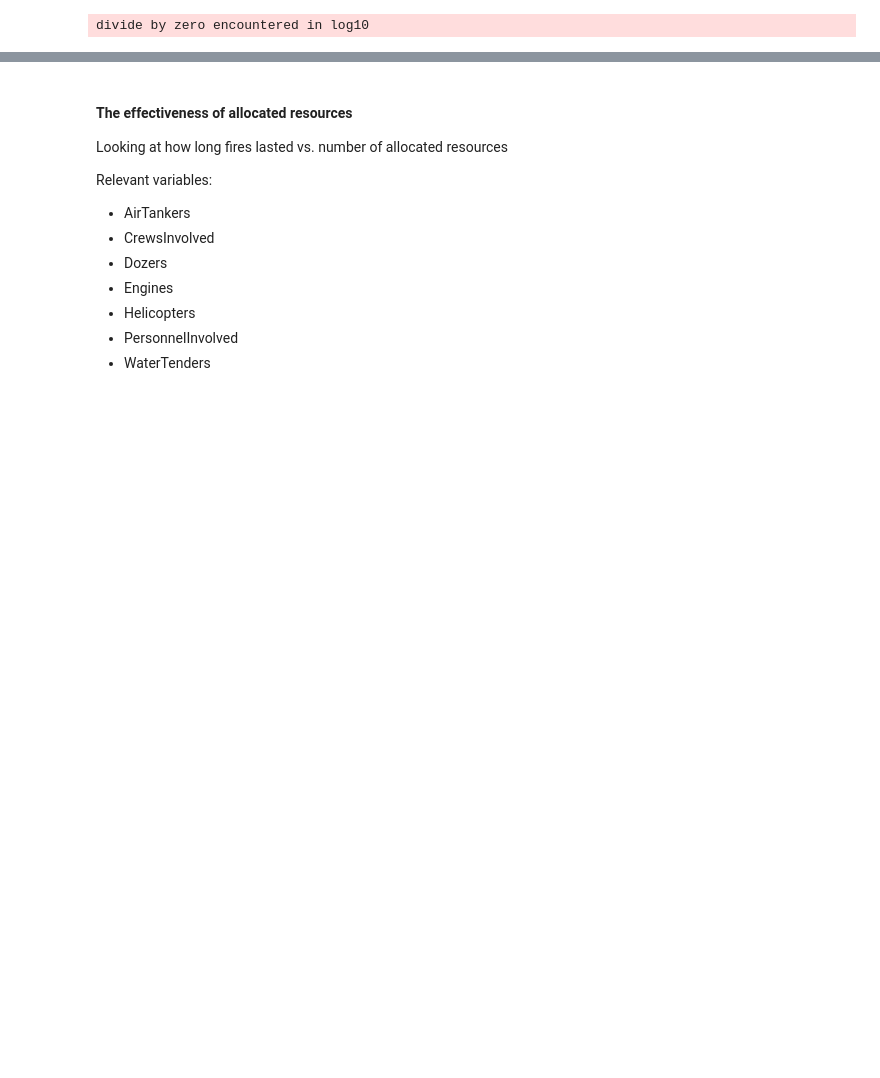
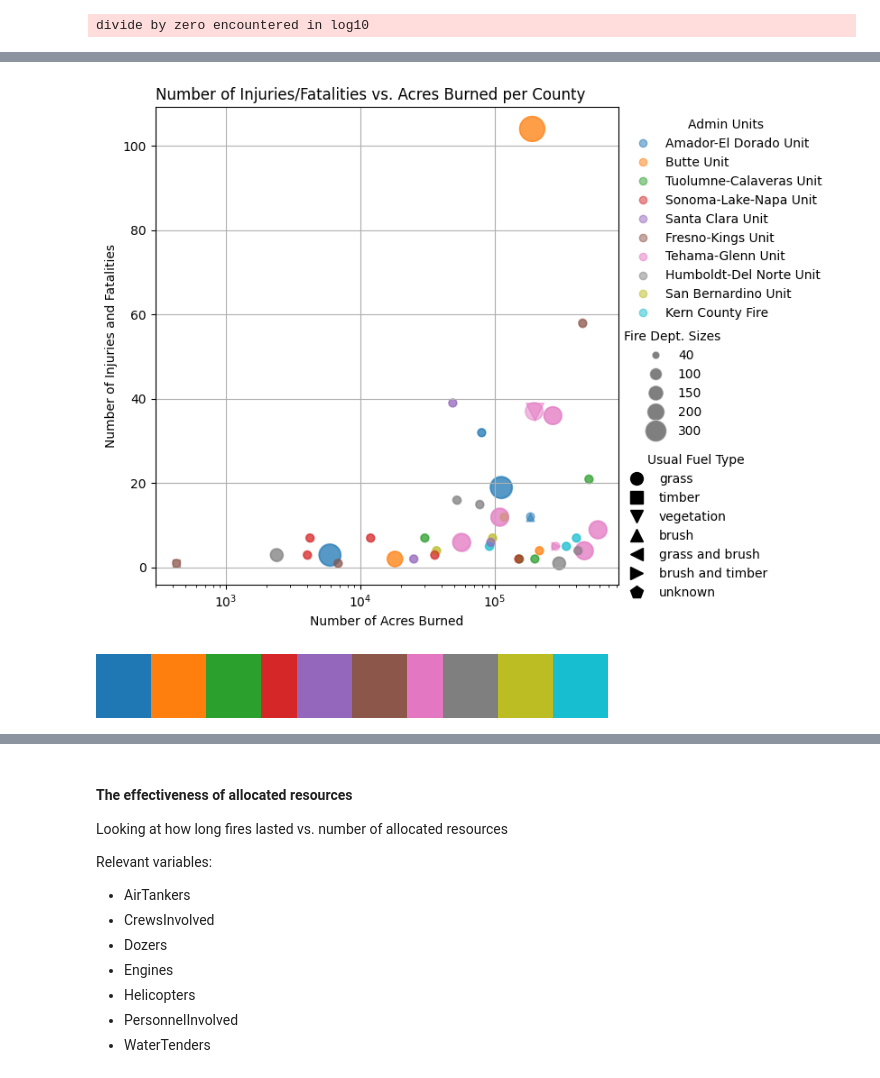
Before and after one commit to okaynils/fhnw-ds-gdv, a Jupyter notebook: wildfires.ipynb, the cells around one changed output, grey strips where cells are left out. Cells and saved outputs as stored; diff of their text form; code cells hidden in the pictures; blank space fills up the shorter version.

```diff
--- a/wildfires.ipynb
+++ b/wildfires.ipynb
@@ -242,13 +242,12 @@ plt.show()
 # %%
 # Group number of wildfires per county
 county_counts = np.log10(df_select.groupby('Counties')['AcresBurned'].sum())
+county_counts = df_select.groupby('Counties')['AcresBurned'].sum()
 
 # Group number of injuries and fatalities per county
 # Assuming 'Injuries' and 'Fatalities' are columns in df_select
 incidents = np.power(df_select.groupby('Counties')['Injuries'].sum() + df_select.groupby('Counties')['Fatalities'].sum(), 1/8)
-
-# scale incidents
-incidents = incidents / incidents.max() * 100
+incidents = df_select.groupby('Counties')['Injuries'].sum() + df_select.groupby('Counties')['Fatalities'].sum()
 
 # Normalize the sizes for personnel involved
 personnel_sizes = df_select.groupby('Counties')['PersonnelInvolved'].sum()
@@ -358,0 +325,63 @@ divide by zero encountered in log10
+# %%
+import numpy as np
+import matplotlib.pyplot as plt
+import pandas as pd
+
+from matplotlib.patches import Patch
+
+fig, ax = plt.subplots(figsize=(8, 6))
+plt.subplots_adjust(right=0.75)
+
+# Map admin units to fire department sizes
+def map_to_fire_dept_size(unit):
+    return fire_dept_sizes.get(unit, fire_dept_sizes['Other'])
+
+fire_dept_marker_sizes = admin_units.apply(map_to_fire_dept_size)
+
+color_dept_codes = pd.Categorical(admin_units).codes
+
+for i, county in enumerate(county_counts.index):
+    color_code = colors[i]
+    x = county_counts.loc[county]
+    y = incidents.loc[county]
+    size = fire_dept_marker_sizes.loc[county]
+    marker = fuel_shapes[major_fuel_type.loc[county].lower()] if county in major_fuel_type.index else 'o'
+    ax.scatter(x, y, s=size, c=[color_code], alpha=0.5, marker=marker, label=admin_units.loc[county])
+
+size_labels = ['40', '100', '150', '200', '300']
+size_handles = [plt.Line2D(range(1), range(1), color="white", marker='o', markerfacecolor="black",
+                           alpha=0.5, markersize=np.sqrt(size)) for size in [40, 100, 150, 200, 300, 400]]
+size_legend = plt.legend(handles=size_handles, labels=size_labels,
+                         title="Fire Dept. Sizes", loc='center left',
+                         bbox_to_anchor=(1, .42), borderaxespad=0, frameon=False)
+
+plt.gca().add_artist(size_legend)
+
+shape_handles = [plt.Line2D([0], [0], color='black', marker=fuel_shapes[fuel], linestyle='None', markersize=10) for fuel in fuel_shapes]
+shape_labels = list(fuel_shapes.keys())
+fuel_legend = plt.legend(handles=shape_handles, labels=shape_labels,
+                         title="Usual Fuel Type", loc='lower left',
+                         bbox_to_anchor=(1, -0.04), borderaxespad=0, frameon=False)
+
+plt.gca().add_artist(fuel_legend)
+
+scatter = plt.scatter(x=county_counts, y=incidents, s=fire_dept_marker_sizes, c=pd.Categorical(admin_units).codes, cmap='tab10', alpha=0.5)
+handles, labels = scatter.legend_elements()
+admin_unit_legend = plt.legend(handles, admin_units_cleaned.unique(), title="Admin Units", framealpha=1, bbox_to_anchor=(1, 1), frameon=False)
+
+mean_acres = county_counts.mean()
+mean_incidents = incidents.mean()
+
+plt.xlabel('Number of Acres Burned')
+plt.xscale('log')
+plt.ylabel('Number of Injuries and Fatalities')
+plt.title('Number of Injuries/Fatalities vs. Acres Burned per County', loc='left')
+plt.tight_layout(pad=0)
+plt.grid(True, zorder=1)
+plt.show()
+# %% [output]
+[figure, added]
+# %%
+color_map
+# %% [output]
+[figure, added]
```
Also changed, not shown: parts of 13 cells of this notebook, 20 other files.
